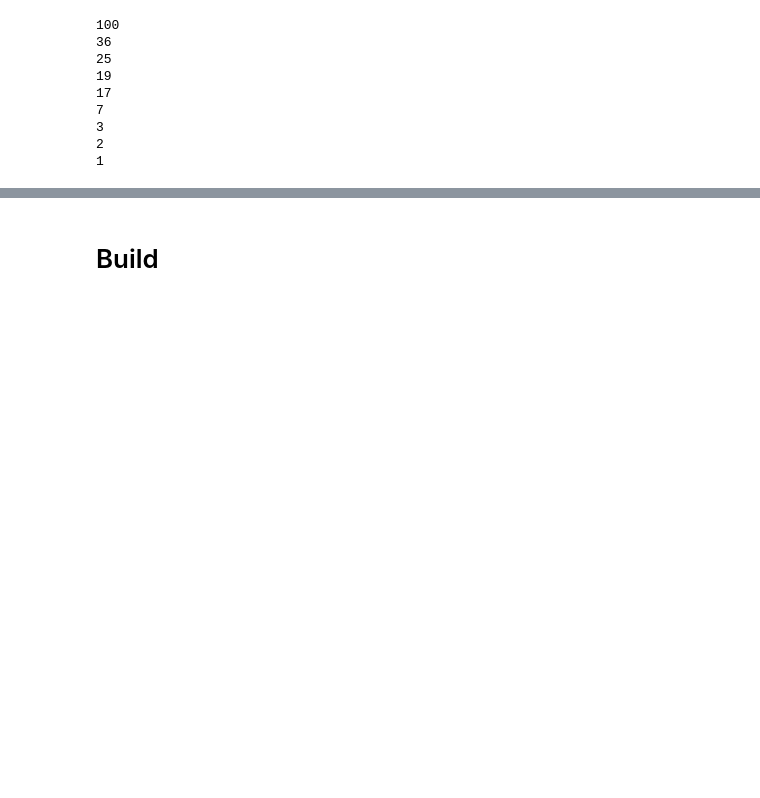
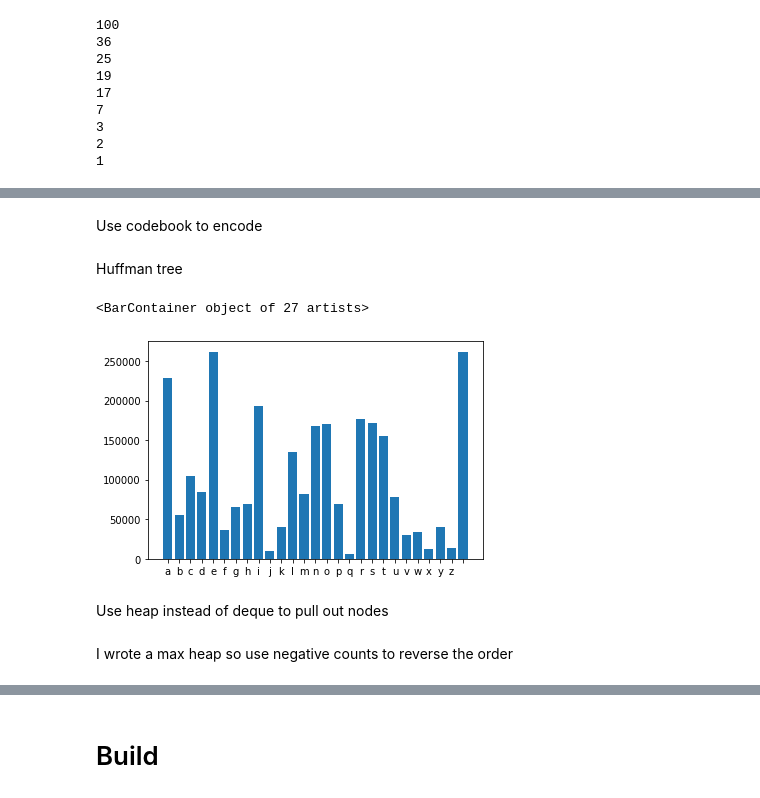
Before and after one commit to justinblaber/cs371, a Jupyter notebook: module19.ipynb, the cells around one changed output, grey strips where cells are left out. Cells and saved outputs as stored; diff of their text form; code cells hidden in the pictures; blank space fills up the shorter version.

```diff
--- a/module19.ipynb
+++ b/module19.ipynb
@@ -161,0 +217,4 @@ while val := heap.pop_max(): print(val)
+# %%
+heap = Heap3()
+for i in [7, 1, 2, 36, 3, 17, 100, 19, 25]: heap.add((i, f'value for {i}'))
+while val := heap.pop_max(): print(val)
@@ -161,0 +294,2 @@ while val := heap.pop_max(): print(val)
+# %%
+chars = [chr(i) for i in range(97, 123)] + [' ']
@@ -161,0 +416,22 @@ while val := heap.pop_max(): print(val)
+# %% [markdown]
+Use codebook to encode
+# %% [markdown]
+Huffman tree
+# %%
+with open('data/words.txt', "r") as f:
+    # Get character histogram
+    total_lines = [l.strip().split('\t')[0] for l in f.readlines()]
+    total_chars = []
+    for line in total_lines:
+        total_chars += [c for c in line]
+    chars, counts = np.unique(total_chars, return_counts=True)
+    # Append space
+    chars  = np.append(chars,  ' ')
+    counts = np.append(counts, max(counts)+1)
+# %%
+plt.bar(chars, counts)
+# %% [output]
+<BarContainer object of 27 artists>
+[figure, added]
+# %% [markdown]
+Use heap instead of deque to pull out nodes
@@ -161,0 +440,2 @@ while val := heap.pop_max(): print(val)
+# %% [markdown]
+I wrote a max heap so use negative counts to reverse the order
```
Also changed, not shown: parts of 70 cells of this notebook, 11 other files.
